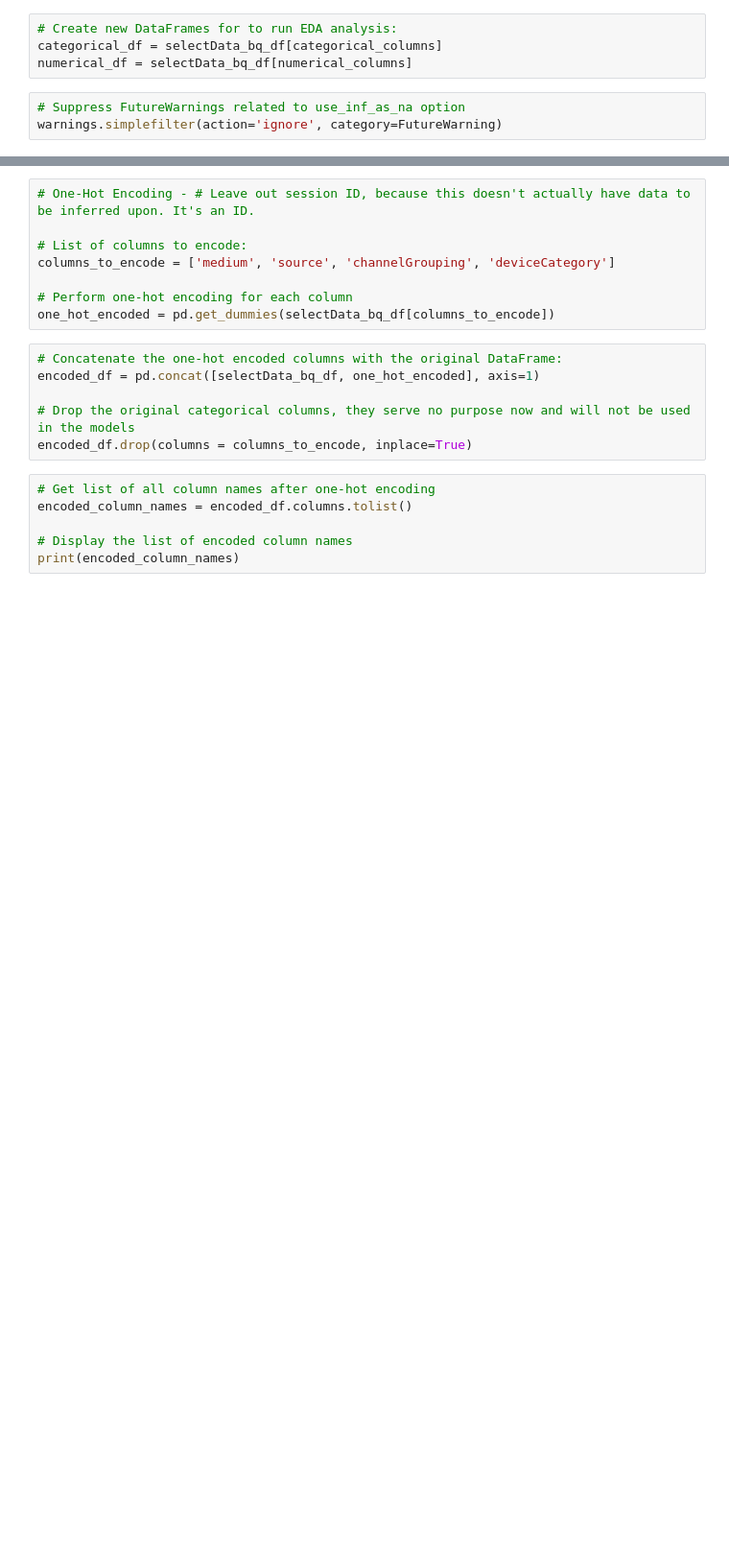
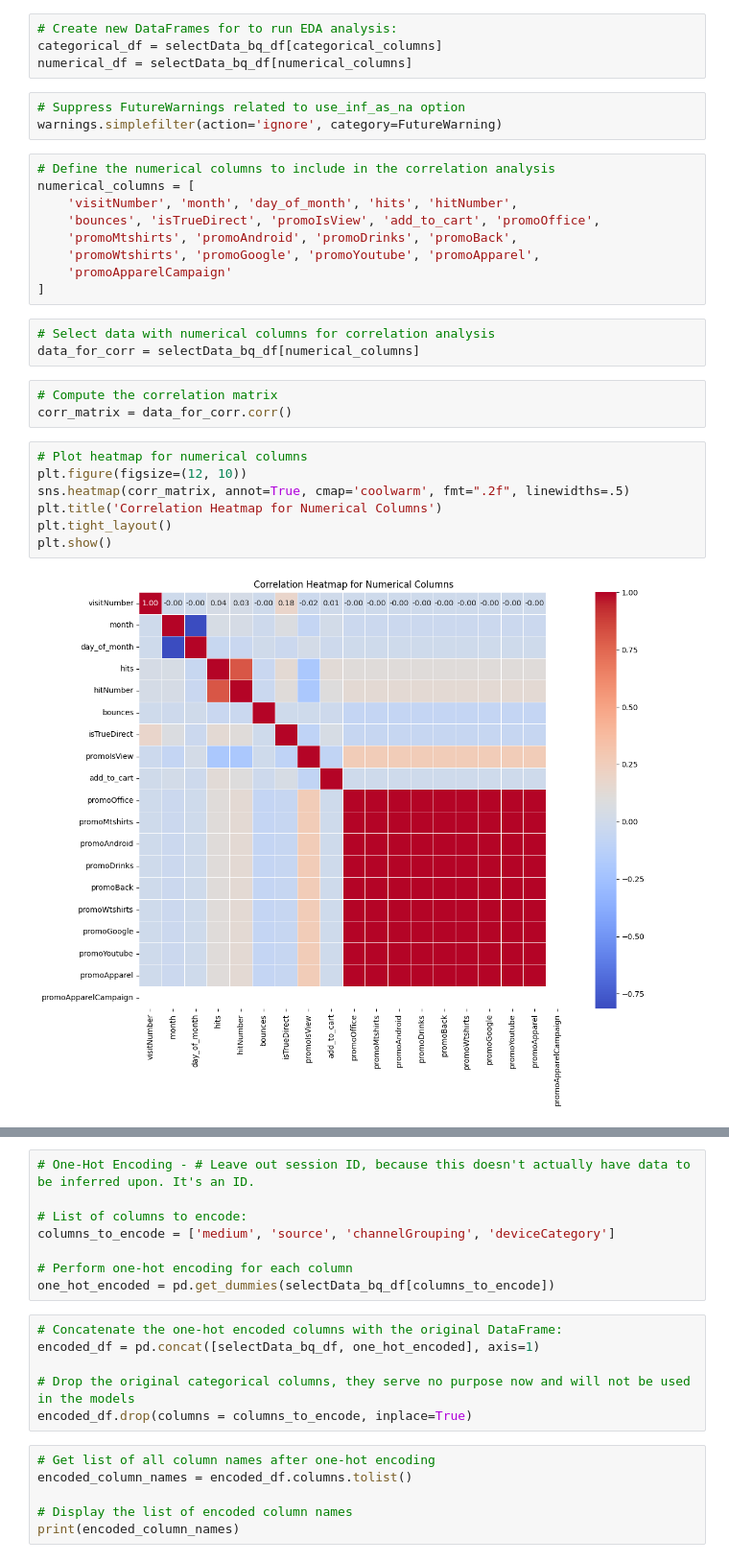
Before and after one commit to York-Solutions-B2E/marcus-leigh-aml-captsone, a Jupyter notebook: mleigh-final-capstone.ipynb, the cells around one changed output, grey strips where cells are left out. Shown at 96% size. Cells and saved outputs as stored; diff of their text form; blank space fills up the shorter version.

```diff
--- a/mleigh-final-capstone.ipynb
+++ b/mleigh-final-capstone.ipynb
@@ -288,4 +266,28 @@ numerical_df = selectData_bq_df[numerical_columns]
 # %%
 # Suppress FutureWarnings related to use_inf_as_na option
 warnings.simplefilter(action='ignore', category=FutureWarning)
+# %%
+# Define the numerical columns to include in the correlation analysis
+numerical_columns = [
+    'visitNumber', 'month', 'day_of_month', 'hits', 'hitNumber',
+    'bounces', 'isTrueDirect', 'promoIsView', 'add_to_cart', 'promoOffice',
+    'promoMtshirts', 'promoAndroid', 'promoDrinks', 'promoBack',
+    'promoWtshirts', 'promoGoogle', 'promoYoutube', 'promoApparel',
+    'promoApparelCampaign'
+]
+# %%
+# Select data with numerical columns for correlation analysis
+data_for_corr = selectData_bq_df[numerical_columns]
+# %%
+# Compute the correlation matrix
+corr_matrix = data_for_corr.corr()
+# %%
+# Plot heatmap for numerical columns
+plt.figure(figsize=(12, 10))
+sns.heatmap(corr_matrix, annot=True, cmap='coolwarm', fmt=".2f", linewidths=.5)
+plt.title('Correlation Heatmap for Numerical Columns')
+plt.tight_layout()
+plt.show()
+# %% [output]
+[figure, added]
 # %%
```
Also changed, not shown: parts of 38 cells of this notebook, 1 other file.
